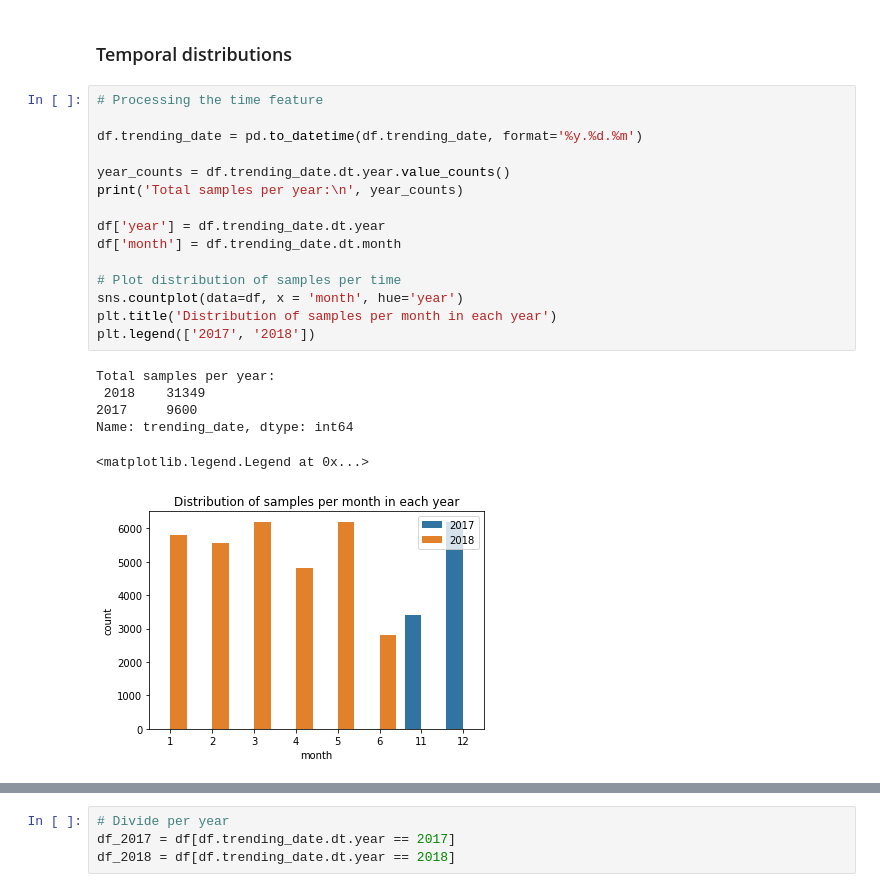
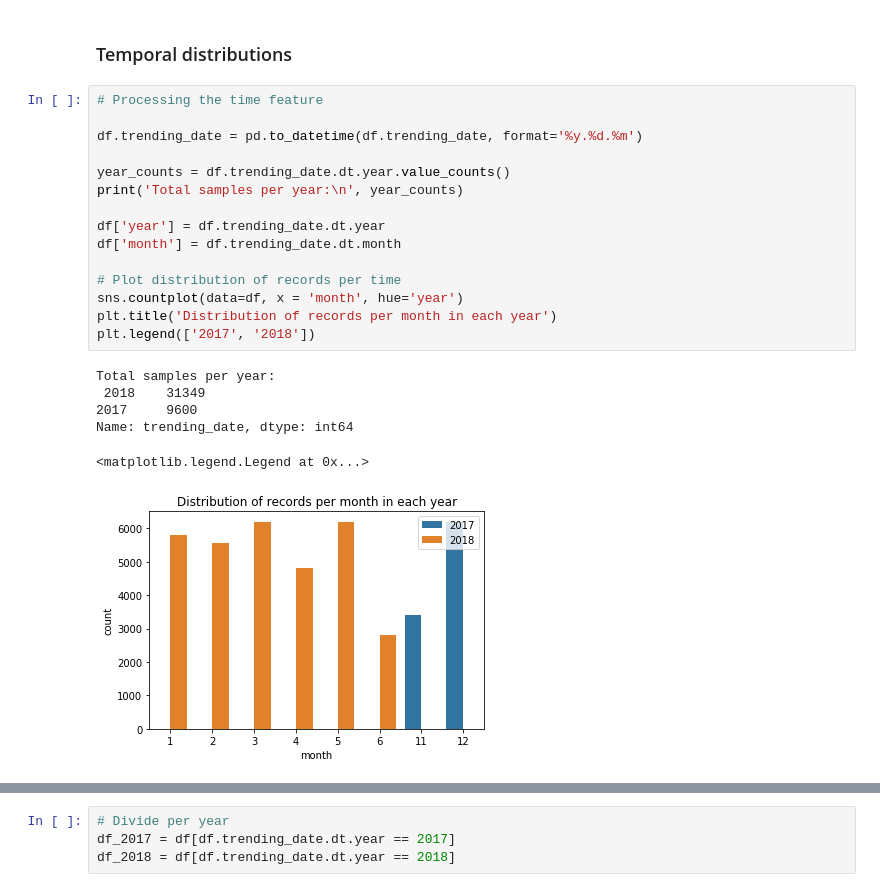
Before and after one commit to criswada/Lovelace, a Jupyter notebook: notebooks/Analise_exploratoria.ipynb, the cells around one changed output, grey strips where cells are left out. Cells and saved outputs as stored; diff of their text form.

```diff
--- a/notebooks/Analise_exploratoria.ipynb
+++ b/notebooks/Analise_exploratoria.ipynb
@@ -110,22 +119,22 @@ df['category_name'] = temp.map(categ_dic)
 # %%
 # Processing the time feature
 
 df.trending_date = pd.to_datetime(df.trending_date, format='%y.%d.%m')
 
 year_counts = df.trending_date.dt.year.value_counts()
 print('Total samples per year:\n', year_counts)
 
 df['year'] = df.trending_date.dt.year
 df['month'] = df.trending_date.dt.month
 
-# Plot distribution of samples per time
+# Plot distribution of records per time
 sns.countplot(data=df, x = 'month', hue='year')
-plt.title('Distribution of samples per month in each year')
+plt.title('Distribution of records per month in each year')
 plt.legend(['2017', '2018'])
 # %% [output]
 Total samples per year:
  2018    31349
 2017     9600
 Name: trending_date, dtype: int64
 <matplotlib.legend.Legend at 0x...>
-[figure, old version]
+[figure, new version]
```
Also changed, not shown: parts of 14 cells of this notebook.
